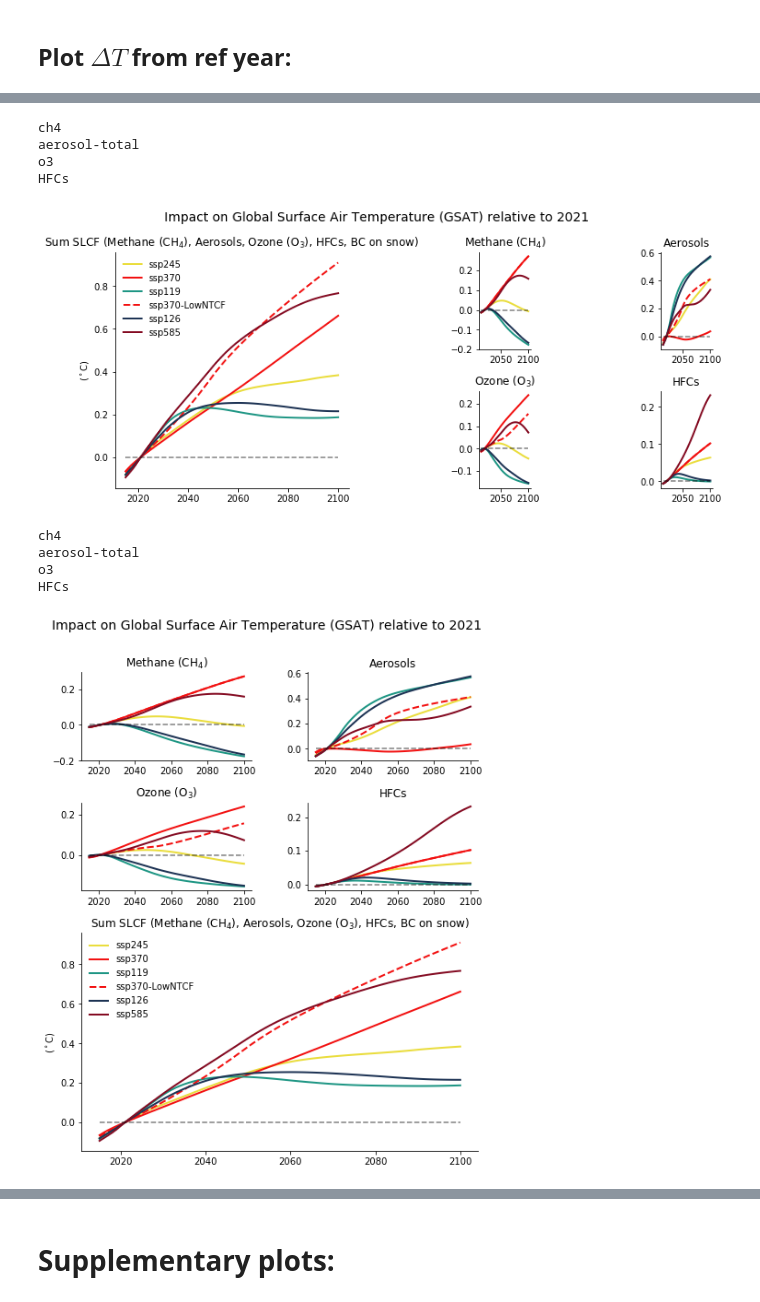
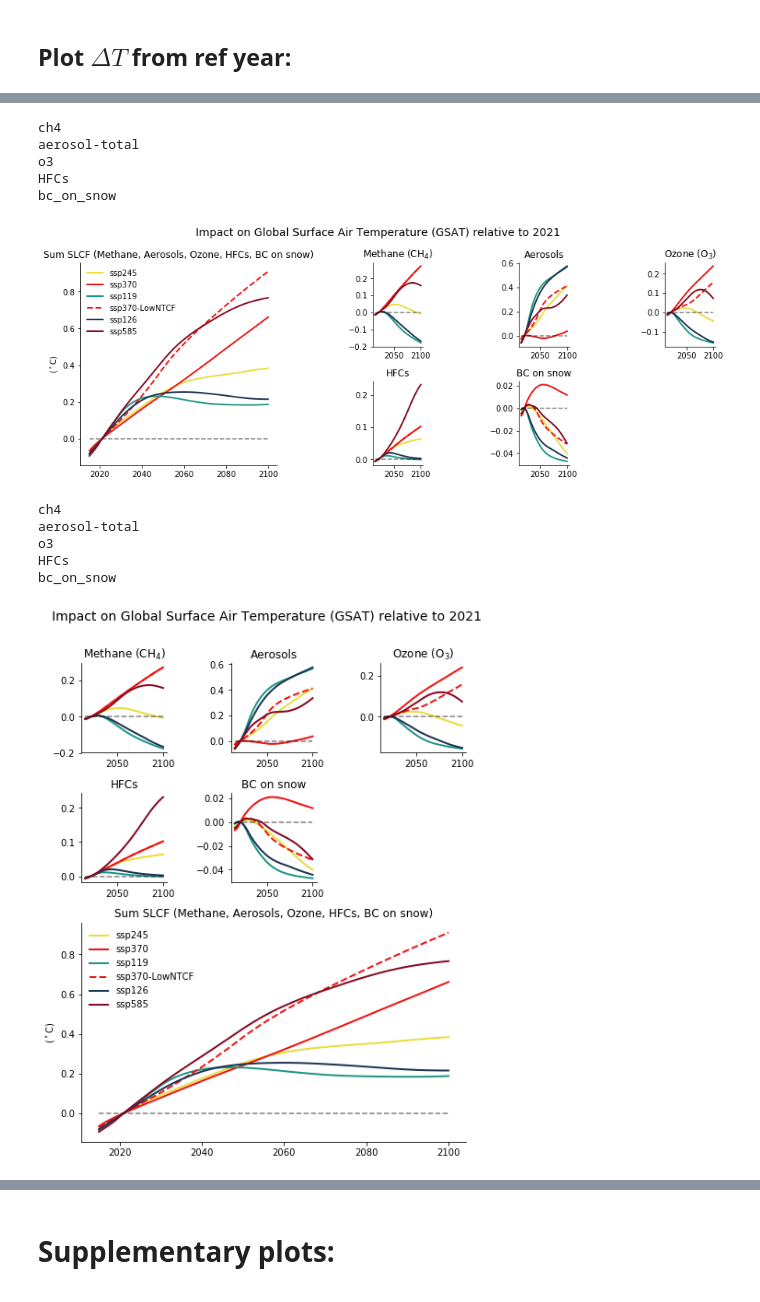
Before and after one commit to sarambl/AR6_CH6_RCMIPFIGS, a Jupyter notebook: ar6_ch6_rcmipfigs/notebooks/3-1_delta_T_plot.ipynb, the cells around one changed output, grey strips where cells are left out. Drawn from its saved outputs; the diff is of its cells as text; code cells hidden in the pictures.

```diff
--- a/ar6_ch6_rcmipfigs/notebooks/3-1_delta_T_plot.ipynb
+++ b/ar6_ch6_rcmipfigs/notebooks/3-1_delta_T_plot.ipynb
@@ -121,7 +119,7 @@ from ar6_ch6_rcmipfigs.utils.plot import get_scenario_c_dic, \
     get_scenario_ls_dic
 
 
-def get_fig_ax_tot(fgsize=None, nrows=2, ncols=2, rows_tot=0, cols_tot=2, tot_first=True, orientation='horizontal'):
+def get_fig_ax_tot(fgsize=None, nrows=2, ncols=3, rows_tot=0, cols_tot=2, tot_first=True, orientation='horizontal'):
     """
     Makes figure for total plot
     :param orientation: horizontal or vertical
@@ -210,7 +208,7 @@ from ar6_ch6_rcmipfigs.utils.plot import trans_scen2plotlabel
 
 import matplotlib.pyplot as plt
 
-figsize = [6, 4]
+figsize = [20, 10]
 s_y = ref_year
 s_y2 = '2015'
 e_y = last_y
@@ -222,7 +220,7 @@ lsdic = get_scenario_ls_dic()  # get_ls_dic(ds_DT[climatemodel].values)
 linewidth = 2
 
 
-fig2, axs, ax_tot = get_fig_ax_tot()  # fig3 = plt.figure(constrained_layout=True)
+fig2, axs, ax_tot = get_fig_ax_tot(fgsize=[13, 4.4])  # fig3 = plt.figure(constrained_layout=True)
 _ds = ds_DT.sel(year=slice(s_y2, e_y2))
 for var, ax in zip(variables_erf_comp, axs):
 
@@ -248,6 +246,10 @@ for var, ax in zip(variables_erf_comp, axs):
     # Plot zero line:
     ax.plot(_ds['year'], np.zeros(len(_ds['year'])), c='k', alpha=0.5, linestyle='dashed')
 
+if len(axs)>len(variables_erf_comp):
+    l = len(variables_erf_comp)
+    for i in range(l,len(axs)):
+        axs[l].axis('off')
 
 # total:
 ax = ax_tot
@@ -260,36 +262,39 @@ for scn in list(set(scenarios_fl) - {'historical'}):
                                                                                      year=slice(s_y, s_y)).squeeze()
     _da = ds_DT[name_deltaT].sel(variable=variables_erf_comp).sum(variable).sel(scenario=scn,
                                                                                 year=slice(s_y2, e_y2)) - ds_DT_sy
     # Take median::
     _pl_da = _da.sel(percentile='median')
     _pl_da.plot(ax=ax, c=cdic[scn], label=trans_scen2plotlabel(scn), linestyle=lsdic[scn], linewidth=linewidth)
 
 _ds = ds_DT.sel(year=slice(s_y2, e_y2))
 ax.plot(_ds['year'], np.zeros(len(_ds['year'])), c='k', alpha=0.5, linestyle='dashed')
 plt.suptitle('Impact on Global Surface Air Temperature (GSAT) relative to 2021', fontsize=14, y=1.05)
 # adjust plot visuals:
 _str = ''
-for var in ds_DT.sel(variable=variables_erf_comp)[variable].values:
-    _str += f'{get_var_nicename(var)}, '
+_vl = [get_var_nicename(var).split('(')[0].strip() for var in variables_erf_comp]
+for var in _vl:
+    _str += f'{var}, '
+
 # ax.set_title('Temperature change, sum SLCF  (%s)' % _str[:-2])
 ax.set_title('Sum SLCF (%s)' % _str[:-2])
 # ax.set_ylabel('$\Delta$ T ($^\circ$C)')
 ax.set_ylabel('($^\circ$C)')
 ax.set_xlabel('')
 
 ax.legend(frameon=False, loc='upper left')
 fix_ax(ax)
 plt.subplots_adjust(top=0.94, left=0.125, wspace=9.1, hspace=.5)
 plt.tight_layout()
 plt.savefig(FIGURE_DIR / 'total_ref2021_from2015_all_v1.png', dpi=300)
 plt.savefig(FIGURE_DIR / 'total_ref2021_from2015_all_v1.pdf')  # , dpi=300)
 plt.show()
 # %% [output]
 ch4
 aerosol-total
 o3
 HFCs
+bc_on_snow
-[figure, old version]
+[figure, new version]
 # %%
 from ar6_ch6_rcmipfigs.utils.plot import trans_scen2plotlabel
 
@@ -311,6 +316,7 @@ linewidth = 2
 fig2, axs, ax_tot = get_fig_ax_tot(fgsize=[7, 8], rows_tot=2, cols_tot=0,
                                    orientation='vertical',
                                    tot_first=False)
+
 # fig3 = plt.figure(constrained_layout=True)
 _ds = ds_DT.sel(year=slice(s_y2, e_y2))
 for var, ax in zip(variables_erf_comp, axs):
@@ -337,7 +343,10 @@ for var, ax in zip(variables_erf_comp, axs):
     # Plot zero line:
     ax.plot(_ds['year'], np.zeros(len(_ds['year'])), c='k', alpha=0.5, linestyle='dashed')
 
-
+if len(axs)>len(variables_erf_comp):
+    l = len(variables_erf_comp)
+    for i in range(l,len(axs)):
+        axs[l].axis('off')
 # Total:
 
 ax = ax_tot
@@ -359,7 +368,8 @@ ax.plot(_ds['year'], np.zeros(len(_ds['year'])), c='k', alpha=0.5, linestyle='da
 plt.suptitle('Impact on Global Surface Air Temperature (GSAT) relative to 2021', fontsize=14, y=1.05)
 # adjust plot visuals:
 _str = ''
-for var in ds_DT.sel(variable=variables_erf_comp)[variable].values: _str += f'{get_var_nicename(var)}, '
+_vl = [get_var_nicename(var).split('(')[0].strip() for var in variables_erf_comp]
+for var in _vl: _str += f'{var}, '
 # ax.set_title('Temperature change, sum SLCF  (%s)' % _str[:-2])
 ax.set_title('Sum SLCF (%s)' % _str[:-2])
 # ax.set_ylabel('$\Delta$ T ($^\circ$C)')
@@ -378,7 +388,8 @@ ch4
 aerosol-total
 o3
 HFCs
+bc_on_snow
-[figure, old version]
+[figure, new version]
 # %%
 from ar6_ch6_rcmipfigs.utils.plot import trans_scen2plotlabel
 
```
Also changed, not shown: parts of 4 cells of this notebook, 17 other files.
